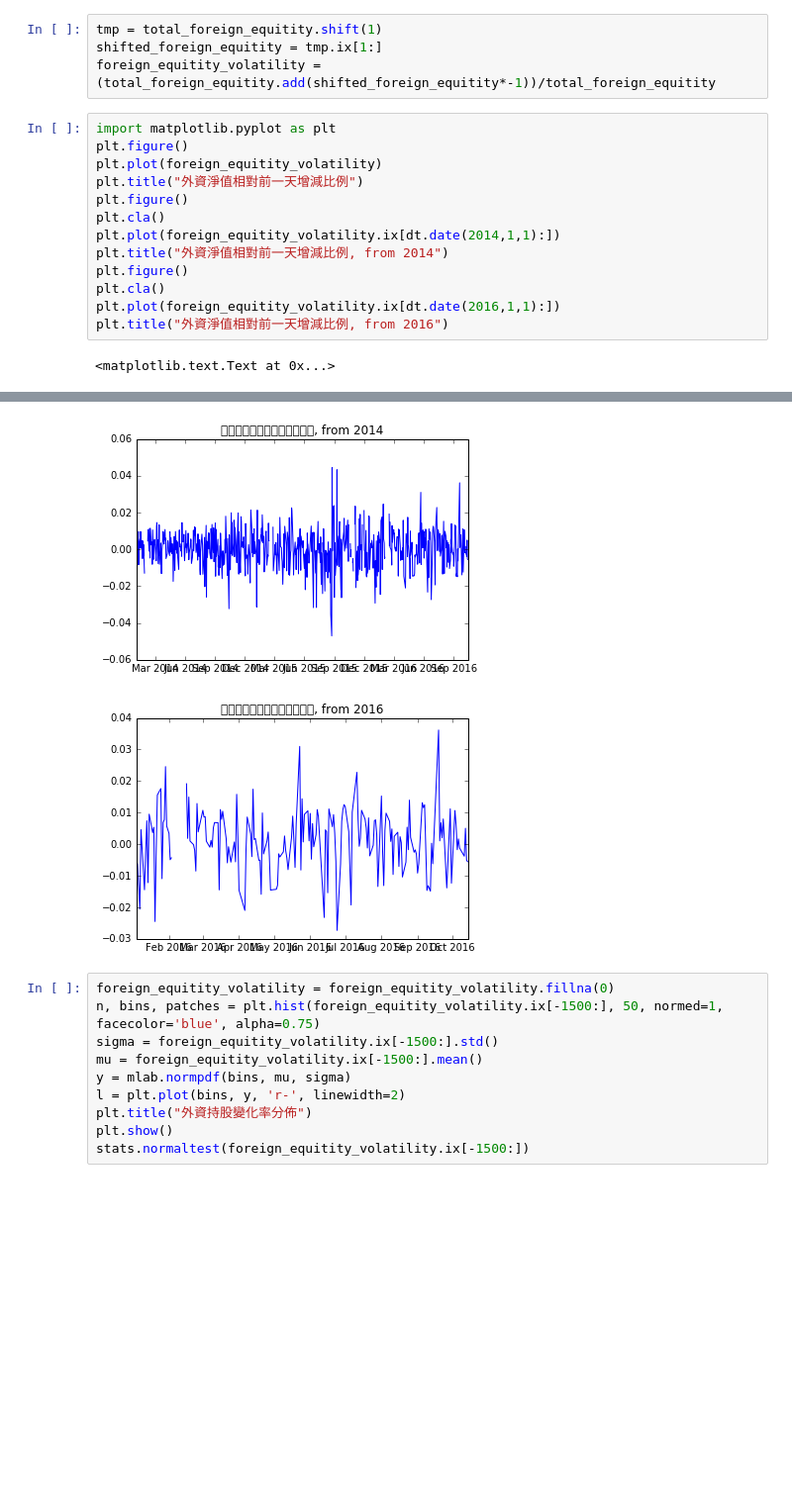
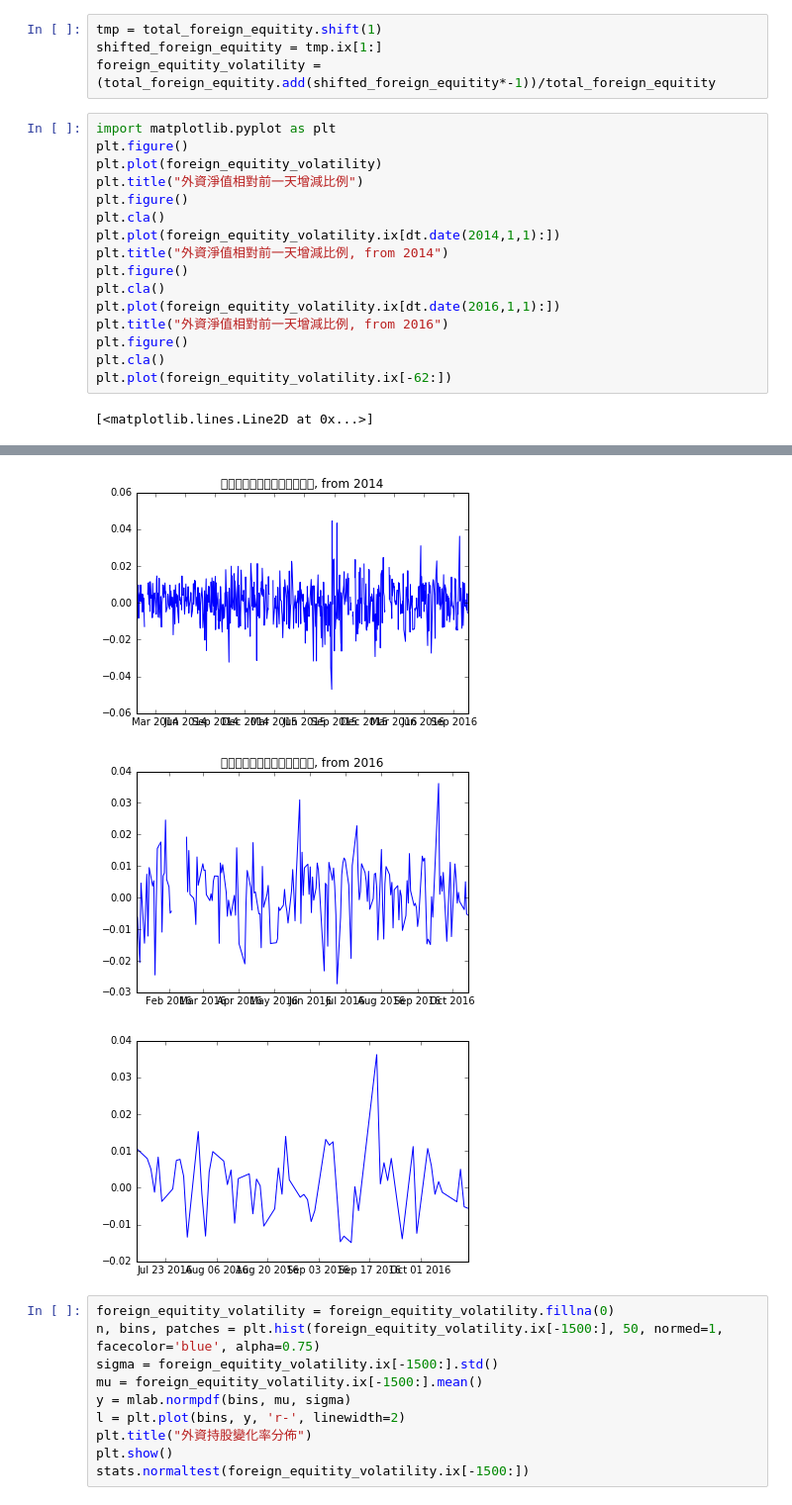
Before and after one commit to tastypotinc/twstock_research, a Jupyter notebook: Taiwanese stock foreign holdings.ipynb, the cells around one changed output, grey strips where cells are left out. Shown at 99% size. Saved outputs shown, nothing was run; the diff lists cells and outputs as text; blank space fills up the shorter version.

```diff
--- a/Taiwanese stock foreign holdings.ipynb
+++ b/Taiwanese stock foreign holdings.ipynb
@@ -109,21 +121,25 @@ foreign_equitity_volatility = (total_foreign_equitity.add(shifted_foreign_equiti
 # %%
 import matplotlib.pyplot as plt
 plt.figure()
 plt.plot(foreign_equitity_volatility)
 plt.title("外資淨值相對前一天增減比例")
 plt.figure()
 plt.cla()
 plt.plot(foreign_equitity_volatility.ix[dt.date(2014,1,1):])
 plt.title("外資淨值相對前一天增減比例, from 2014")
 plt.figure()
 plt.cla()
 plt.plot(foreign_equitity_volatility.ix[dt.date(2016,1,1):])
 plt.title("外資淨值相對前一天增減比例, from 2016")
+plt.figure()
+plt.cla()
+plt.plot(foreign_equitity_volatility.ix[-62:])
 # %% [output]
-<matplotlib.text.Text at 0x...>
+[<matplotlib.lines.Line2D at 0x...>]
 [figure]
 [figure]
 [figure]
+[figure, added]
 # %%
 foreign_equitity_volatility = foreign_equitity_volatility.fillna(0)
 n, bins, patches = plt.hist(foreign_equitity_volatility.ix[-1500:], 50, normed=1, facecolor='blue', alpha=0.75)
```
Also changed, not shown: parts of 4 cells of this notebook.
